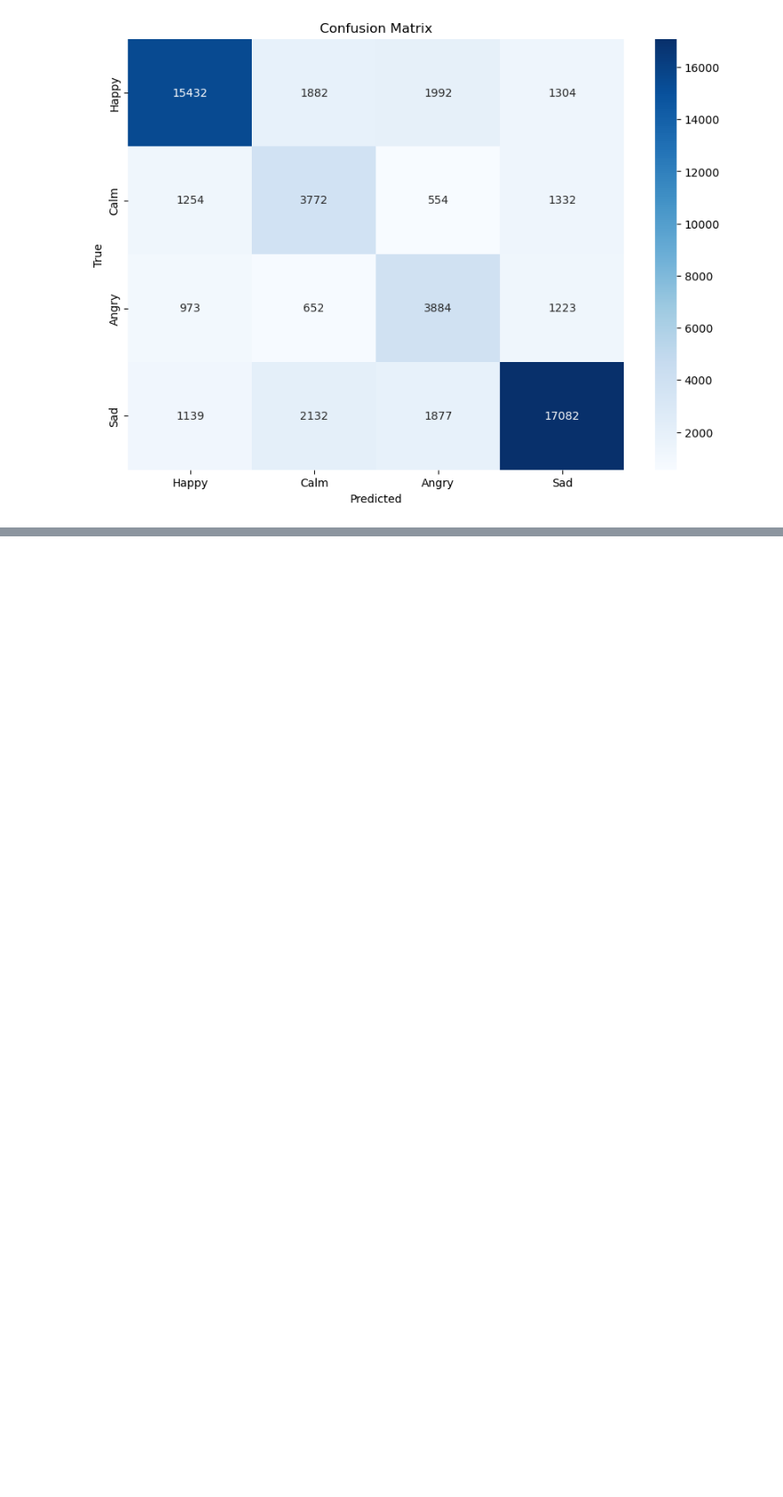
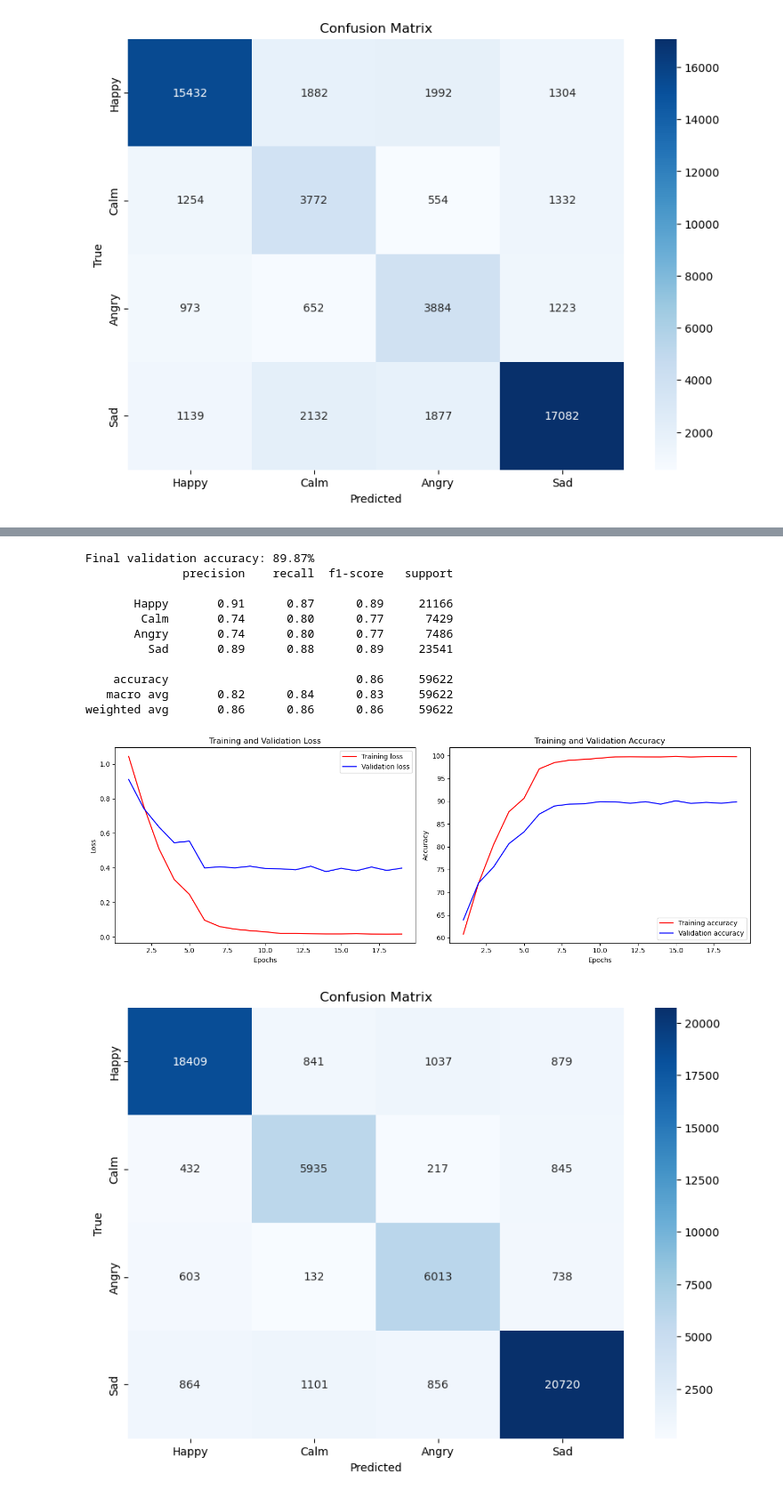
Before and after one commit to Shmoooji/MER, a Jupyter notebook: models.ipynb, the cells around one changed output, grey strips where cells are left out. Shown at 89% size. Drawn from its saved outputs; the diff is of its cells as text; code cells hidden in the pictures; blank space fills up the shorter version.

```diff
--- a/models.ipynb
+++ b/models.ipynb
@@ -816,0 +819,22 @@ torch.save(v1_dn121_model.state_dict(), 'v1_dn121_model.pth')
+# %%
+set_seed(616)
+v2_dn121_model = DenseNet121(NUM_CLASSES)
+
+V2_DN_EPOCHS = 20
+V2_DN_LEARNING_RATE = 0.0001
+V2_DN_BATCH_SIZE = 16
+
+v2_dn_train_dataloader = DataLoader(train_dataset, batch_size=V2_DN_BATCH_SIZE, shuffle=True)
+v2_dn_val_dataloader = DataLoader(test_dataset, batch_size=V2_DN_BATCH_SIZE, shuffle=False)
+
+v2_dn_criterion = nn.CrossEntropyLoss(weight=class_weights)
+v2_dn_optimizer = optim.Adam(v2_dn121_model.parameters(), lr=V2_DN_LEARNING_RATE)
+v2_dn_scheduler = StepLR(v2_dn_optimizer, step_size=5, gamma=0.1)
+
+v2_dn_train_losses, v2_dn_train_accuracies = [], []
+v2_dn_test_losses, v2_dn_test_accuracies = [], []
+v2_dn_all_true_labels, v2_dn_all_predicted_labels = [], []
+
+v2_dn121_model.to(device)
+
+torch.cuda.empty_cache()
@@ -816,0 +873,19 @@ torch.save(v1_dn121_model.state_dict(), 'v1_dn121_model.pth')
+# %%
+v2_dn_analyzer = ResultsAnalyzer(v2_dn_train_losses, v2_dn_train_accuracies, v2_dn_test_losses, v2_dn_test_accuracies, v2_dn_all_true_labels, v2_dn_all_predicted_labels)
+v2_dn_analyzer.generate_classification_report()
+v2_dn_analyzer.plot_losses_accuracies()
+v2_dn_analyzer.plot_confusion_matrix()
+# %% [output]
+Final validation accuracy: 89.87%
+              precision    recall  f1-score   support
+
+       Happy       0.91      0.87      0.89     21166
+        Calm       0.74      0.80      0.77      7429
+       Angry       0.74      0.80      0.77      7486
+         Sad       0.89      0.88      0.89     23541
+
+    accuracy                           0.86     59622
+   macro avg       0.82      0.84      0.83     59622
+weighted avg       0.86      0.86      0.86     59622
+[figure, added]
+[figure, added]
```
Also changed, not shown: parts of 3 cells of this notebook.
